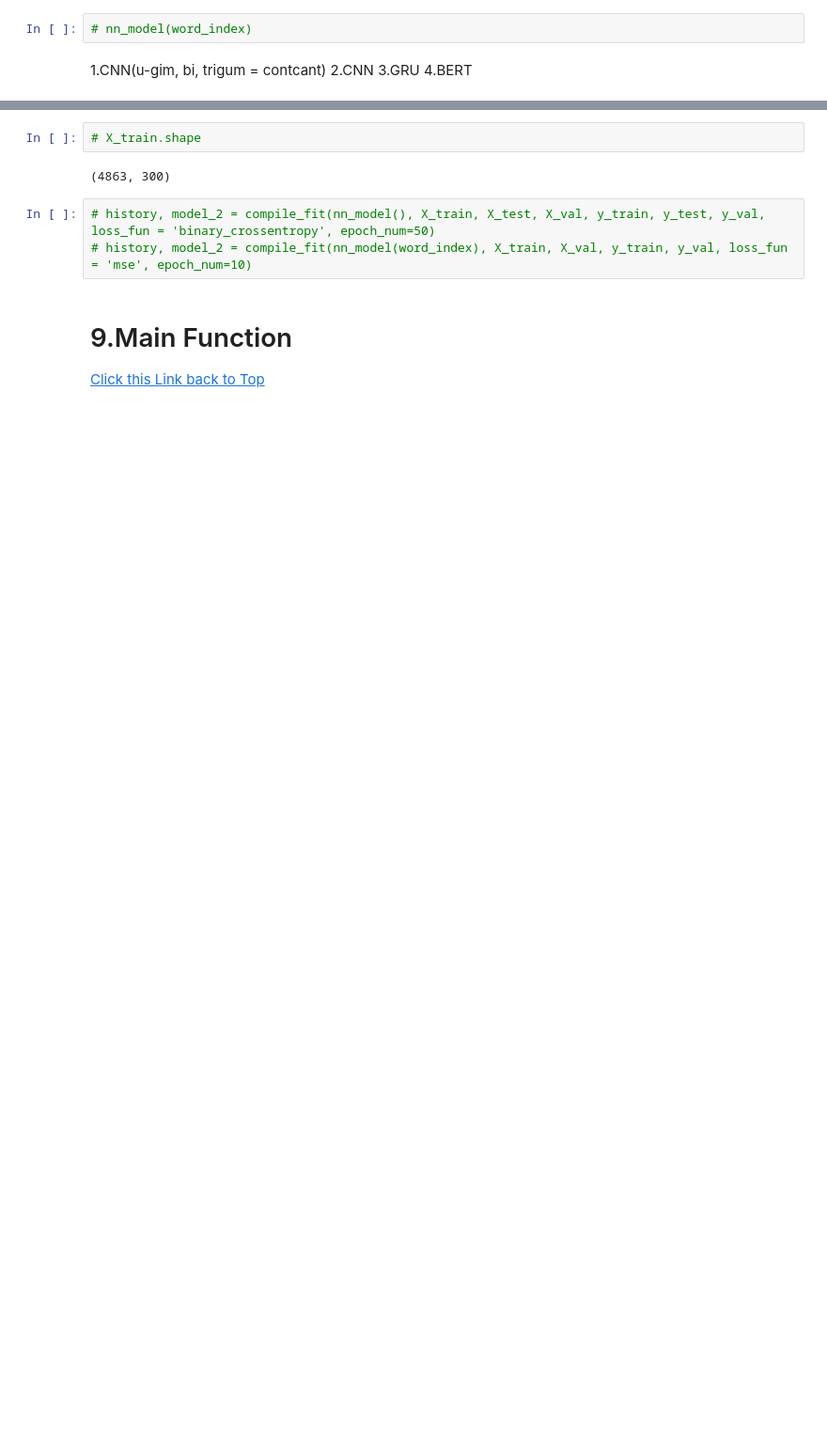
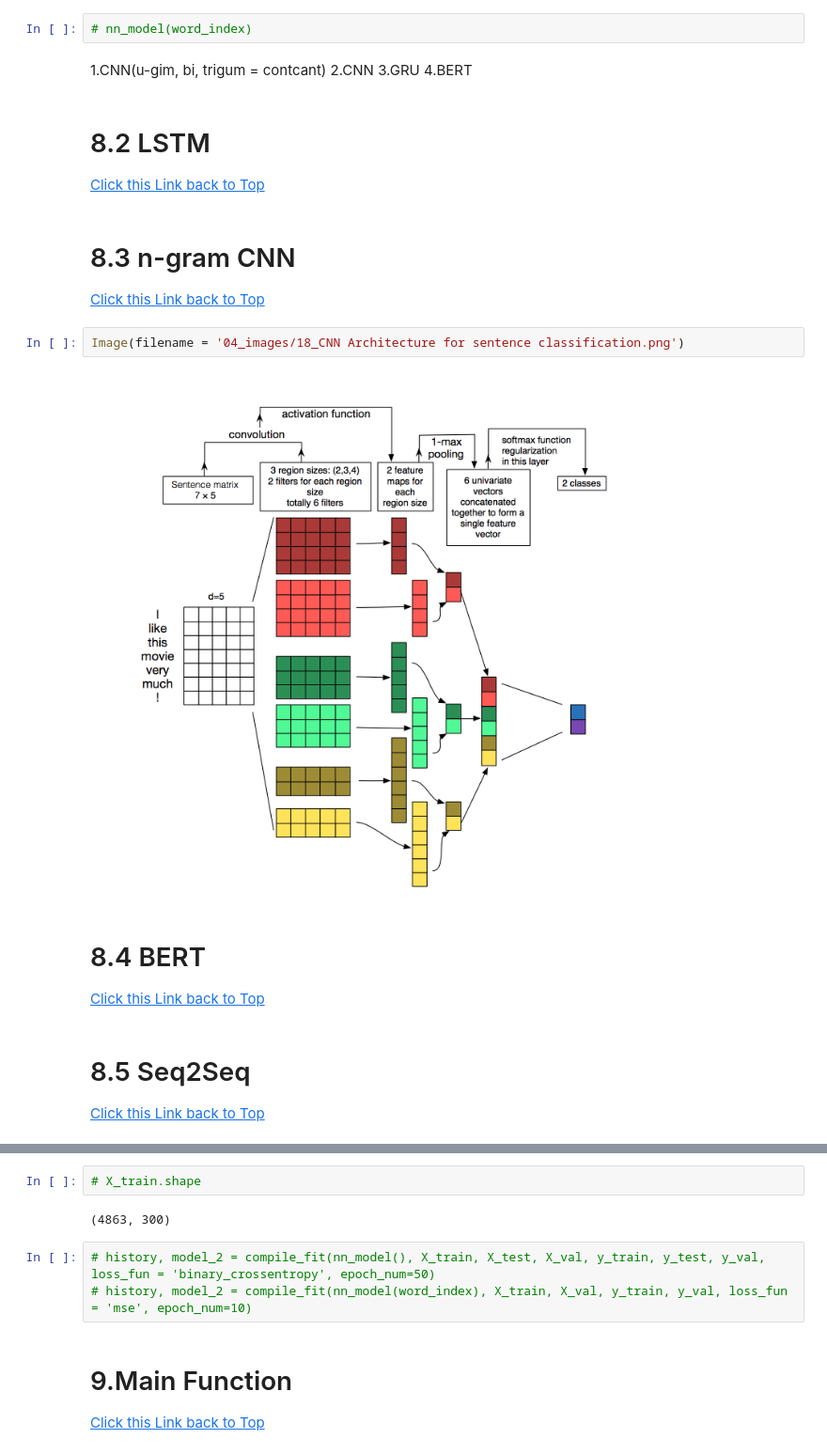
Before and after one commit to L3P3titPrince/40_Google_Q-A, a Jupyter notebook: 31_Google_Q-A_11202020.ipynb, the cells around one changed output, grey strips where cells are left out. Shown: that part at 94% size. Saved outputs shown, nothing was run; the diff lists cells and outputs as text; blank space fills up the shorter version.

```diff
--- a/31_Google_Q-A_11202020.ipynb
+++ b/31_Google_Q-A_11202020.ipynb
@@ -794,6 +1023,26 @@ def nn_model(word_index, MAX_SEQ_LEN):
 2.CNN
 3.GRU
 4.BERT
+# %% [markdown]
+<a id="8.2 LSTM"></a>
+# 8.2 LSTM
+<a href="#2.Table of Contents">Click this Link back to Top</a>
+# %% [markdown]
+<a id="8.3 n-gram CNN"></a>
+# 8.3 n-gram CNN
+<a href="#2.Table of Contents">Click this Link back to Top</a>
+# %%
+Image(filename = '04_images/18_CNN Architecture for sentence classification.png')
+# %% [output]
+[figure, added]
+# %% [markdown]
+<a id="8.4 BERT"></a>
+# 8.4 BERT
+<a href="#2.Table of Contents">Click this Link back to Top</a>
+# %% [markdown]
+<a id="8.5 Seq2Seq"></a>
+# 8.5 Seq2Seq
+<a href="#2.Table of Contents">Click this Link back to Top</a>
 # %%
 def compile_fit(model_input, X_train, X_val, y_train, y_val, loss_fun, epoch_num=3):
     """
```
Also changed, not shown: parts of 39 cells of this notebook, 13 other files.
